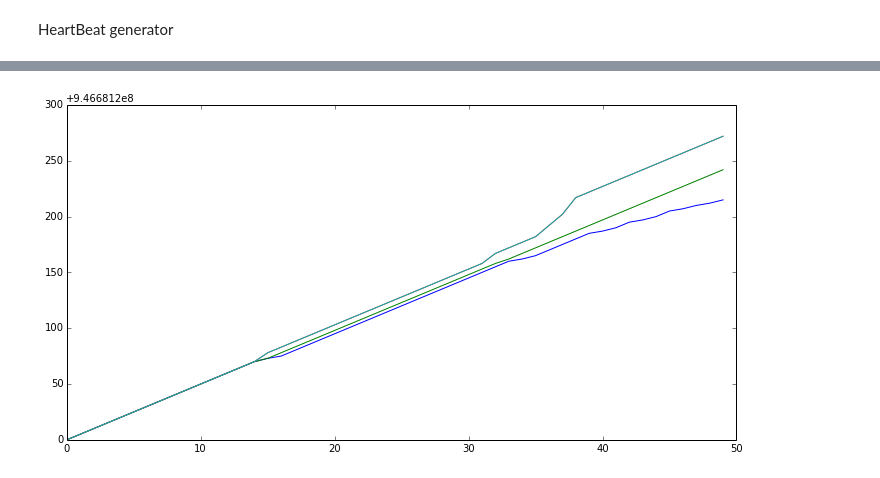
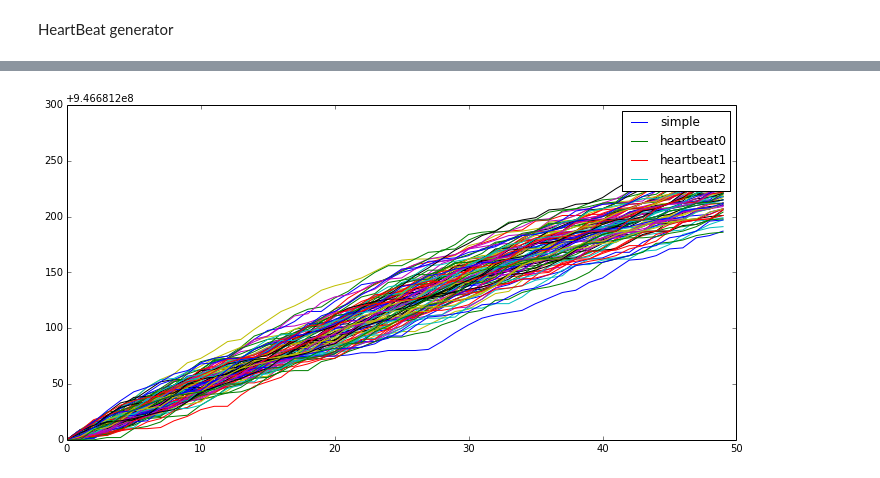
Before and after one commit to hoh/Hubbub, a Jupyter notebook: Simulator.ipynb, the cells around one changed output, grey strips where cells are left out. Saved outputs shown, nothing was run; the diff lists cells and outputs as text; code cells hidden in the pictures.

```diff
--- a/Simulator.ipynb
+++ b/Simulator.ipynb
@@ -54,7 +80,7 @@ r_real = [timestamp(i['date']) for i in SIMPLE_LOG]
 # %% [markdown]
 Simple generator.
 # %%
-r_sm = [timestamp(i['date']) for i in result_sm]
+r_sm = np.array([timestamp(i['date']) for i in result_sm])
 plot(r_sm[:50])
 # %% [output]
 [<matplotlib.lines.Line2D at 0x...>]
@@ -62,12 +88,12 @@ plot(r_sm[:50])
 # %% [markdown]
 HeartBeat generator
 # %%
-r_hb = [timestamp(i['date']) for i in result_hb]
-r_hb2 = [timestamp(i['date']) for i in result_hb2]
-r_hb3 = [timestamp(i['date']) for i in result_hb3]
+r_hb = np.array([
+    [timestamp(i['date']) for i in r]
+    for r in results_hb
+    ])
 figure()
-plot(r_hb[:50])
-plot(r_hb2[:50])
-plot(r_hb3[:50])
+for r in r_hb:
+    plot(r[:50])
 show()
 # %% [output]
@@ -77,8 +103,8 @@ show()
 # %% [markdown]
 Simple generator
 # %%
-r_real_sm = [] + r_sm + r_real
+r_real_sm = np.concatenate((r_sm, r_real))
 r_real_sm.sort()
-plot(r_real_sm[:50])
+plot(r_real_sm[:100])
 # %% [output]
 [<matplotlib.lines.Line2D at 0x...>]
@@ -97,9 +114,16 @@ plot(r_real_hb[:50])
+# %%
+r_real_hb = [
+    np.concatenate((r_real, r_i))
+    for r_i in r_hb
+]
+for i in r_real_hb:
+    i.sort()
 # %%
 figure()
 plot(r_real_sm[:50])
-plot(r_real_hb[:50])
-plot(r_real_hb2[:50])
-plot(r_real_hb3[:50])
+for i in r_real_hb:
+    plot(i[:50])
+legend(["simple", "heartbeat0", "heartbeat1", "heartbeat2"])
 show()
 # %% [output]
-[figure, old version]
+[figure, new version]
```
Also changed, not shown: parts of 18 cells of this notebook.
